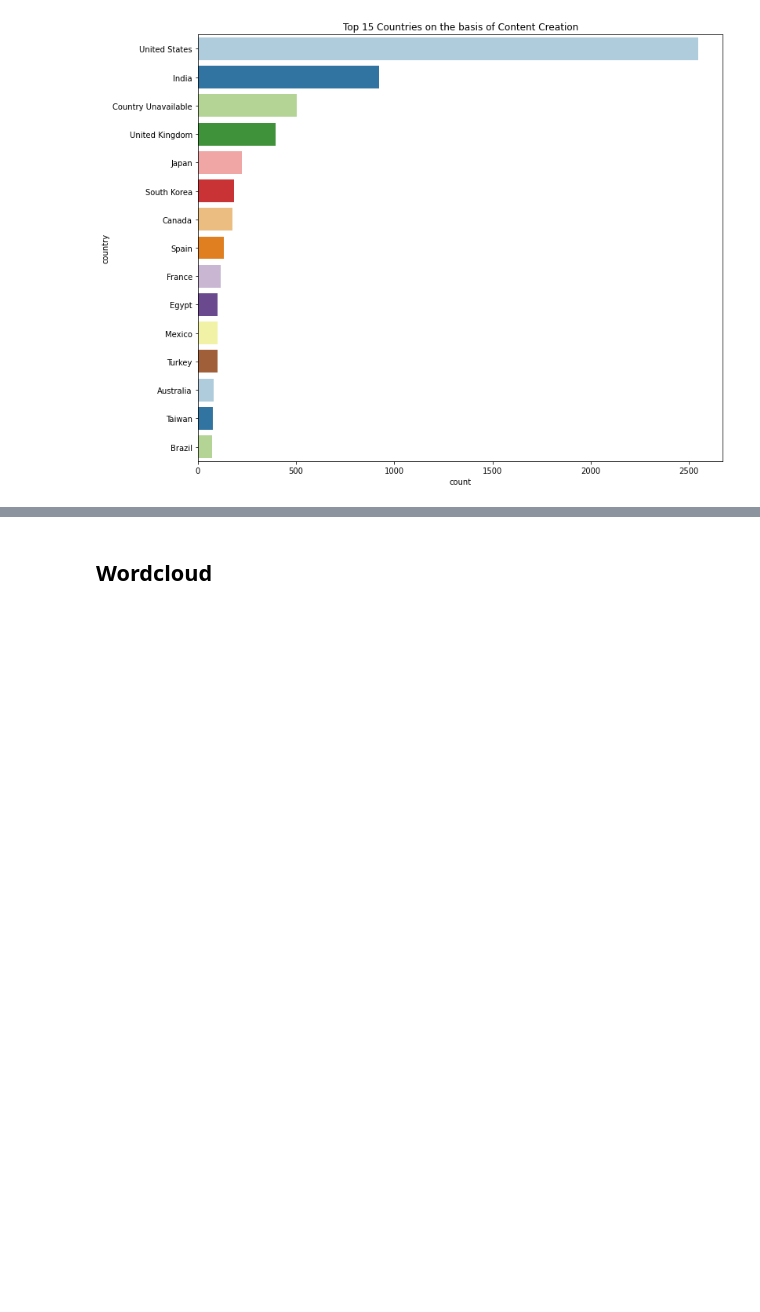
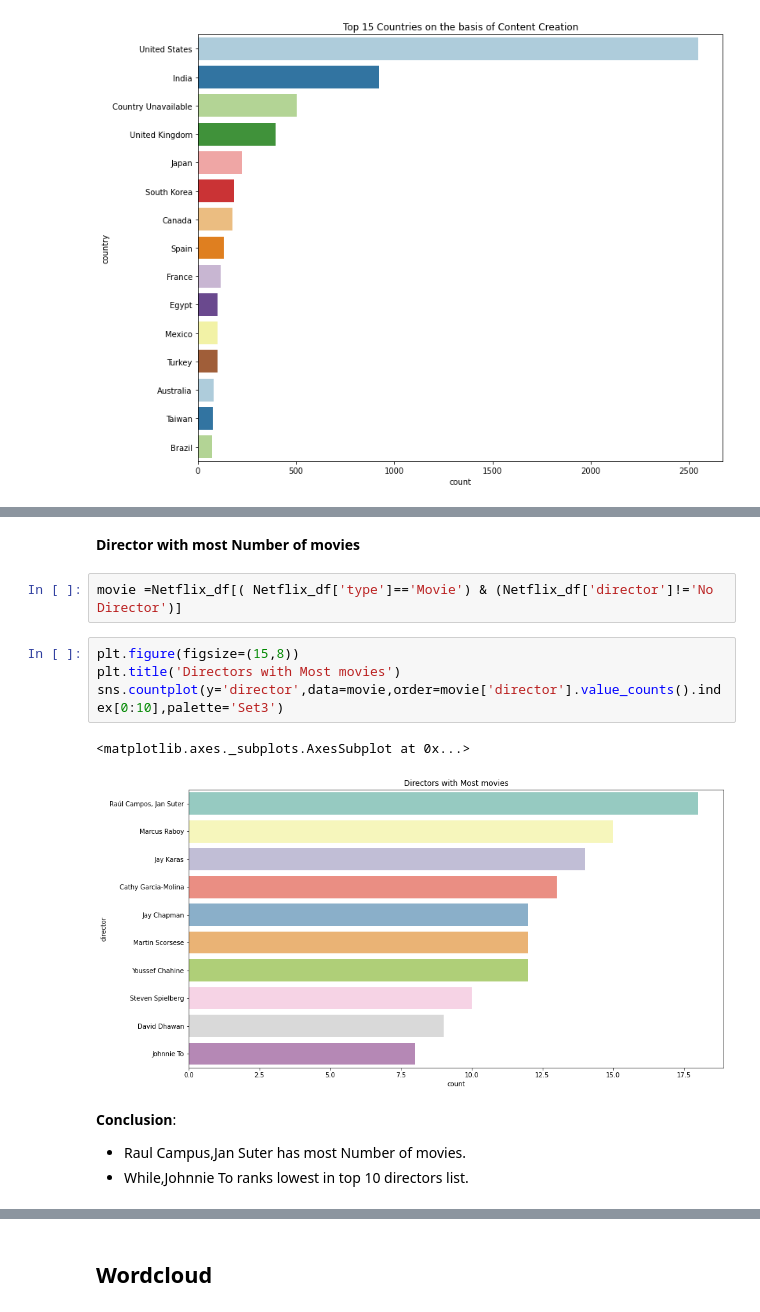
Before and after one commit to aditi10998/Netflix_movies_and_TV_shows, a Jupyter notebook: NETFLIX_MOVIES_AND_TV_SHOWS_CLUSTERING.ipynb, the cells around one changed output, grey strips where cells are left out. Cells and saved outputs as stored; diff of their text form; blank space fills up the shorter version.

Commit message:
EDA for duration and director attributes

```diff
--- a/NETFLIX_MOVIES_AND_TV_SHOWS_CLUSTERING.ipynb
+++ b/NETFLIX_MOVIES_AND_TV_SHOWS_CLUSTERING.ipynb
@@ -317,0 +334,16 @@ from wordcloud import WordCloud
+# %% [markdown]
+**Director with most Number of movies**
+# %%
+movie =Netflix_df[( Netflix_df['type']=='Movie') & (Netflix_df['director']!='No Director')]
+# %%
+plt.figure(figsize=(15,8))
+plt.title('Directors with Most movies')
+sns.countplot(y='director',data=movie,order=movie['director'].value_counts().index[0:10],palette='Set3')
+# %% [output]
+<matplotlib.axes._subplots.AxesSubplot at 0x...>
+[figure, added]
+# %% [markdown]
+**Conclusion**:
+
+*   Raul Campus,Jan Suter has most Number of movies.
+*   While,Johnnie To ranks lowest in top 10 directors list.
```
Also changed, not shown: parts of 15 cells of this notebook.
